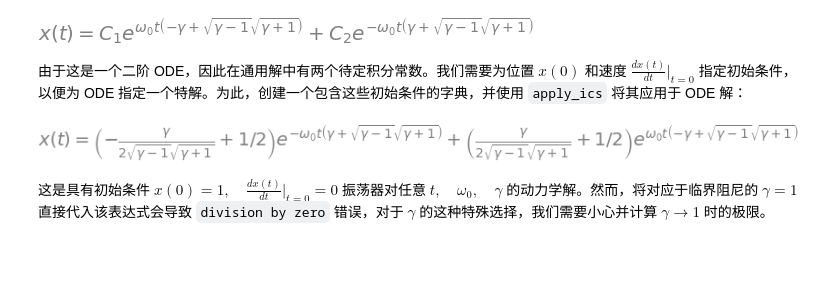
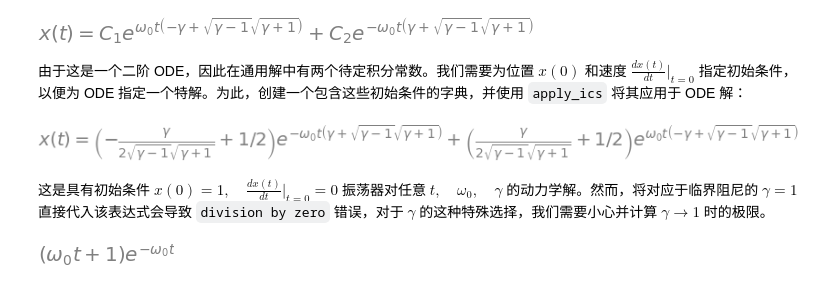
Before and after one commit to xuanyabulema/JupyterNotebook, a Jupyter notebook: ODE.ipynb, the cells around one changed output. Drawn from its saved outputs; the diff is of its cells as text; code cells hidden in the pictures; blank space fills up the shorter version.

```diff
--- a/ODE.ipynb
+++ b/ODE.ipynb
@@ -148,3 +150,8 @@ x_t_sol
 [figure]
 # %% [markdown]
 这是具有初始条件 $x(0) = 1, \quad \frac{dx(t)}{dt}\Bigr|_{t=0} = 0$ 振荡器对任意 $t, \quad \omega_0, \quad \gamma$ 的动力学解。然而，将对应于临界阻尼的 $\gamma = 1$ 直接代入该表达式会导致 `division by zero` 错误，对于 $\gamma$ 的这种特殊选择，我们需要小心并计算 $\gamma \to 1$ 时的极限。
+# %%
+x_t_critical = sympy.limit(x_t_sol.rhs, gamma, 1)
+x_t_critical
+# %% [output]
+[figure, added]
```
Also changed, not shown: parts of 6 cells of this notebook.
